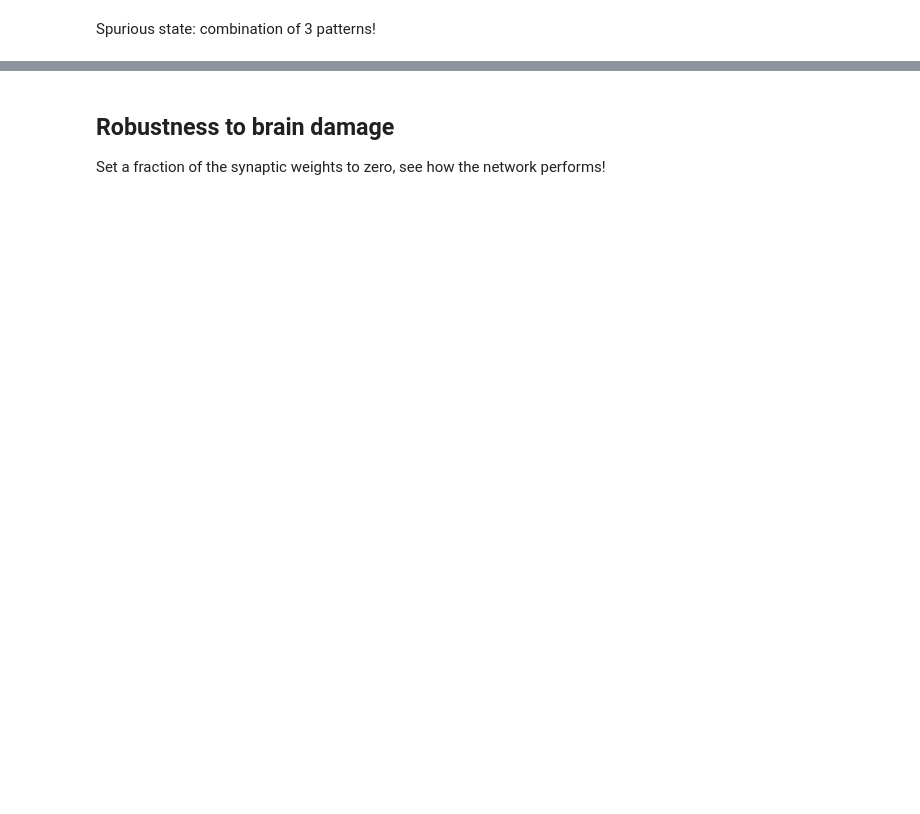
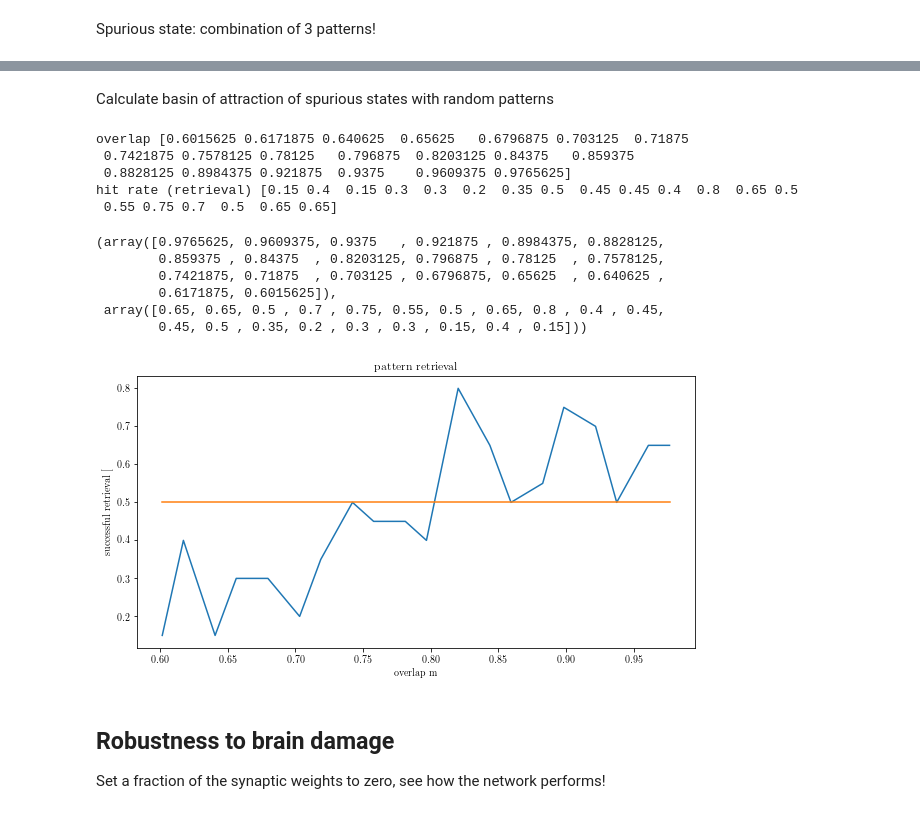
Before and after one commit to mazzulab/AppliedMathNotebooks, a Jupyter notebook: Hopfield0_updated.ipynb, the cells around one changed output, grey strips where cells are left out. Cells and saved outputs as stored; diff of their text form; code cells hidden in the pictures; blank space fills up the shorter version.

```diff
--- a/Hopfield0_updated.ipynb
+++ b/Hopfield0_updated.ipynb
@@ -468,3 +456,26 @@ hit rate (retrieval) [0.   0.1  0.05 0.1  0.   0.3  0.15 0.4  0.2  0.65 0.5  0.5
+# %% [markdown]
+Calculate basin of attraction of spurious states with random patterns
+# %%
+
+spurious=np.sign(train_data[0]+train_data[1]+train_data[2])
+spurious0=spurious[np.newaxis,:]
+nrepeats=20
+fset=np.linspace(0.01,0.2,20)
+test_patterns=np.concatenate((spurious0,train_data,-train_data),axis=0)
+basin(test_patterns,0,allweights,fset,nrepeats,T=0.6)
+# %% [output]
+overlap [0.6015625 0.6171875 0.640625  0.65625   0.6796875 0.703125  0.71875
+ 0.7421875 0.7578125 0.78125   0.796875  0.8203125 0.84375   0.859375
+ 0.8828125 0.8984375 0.921875  0.9375    0.9609375 0.9765625]
+hit rate (retrieval) [0.15 0.4  0.15 0.3  0.3  0.2  0.35 0.5  0.45 0.45 0.4  0.8  0.65 0.5
+ 0.55 0.75 0.7  0.5  0.65 0.65]
+(array([0.9765625, 0.9609375, 0.9375   , 0.921875 , 0.8984375, 0.8828125,
+        0.859375 , 0.84375  , 0.8203125, 0.796875 , 0.78125  , 0.7578125,
+        0.7421875, 0.71875  , 0.703125 , 0.6796875, 0.65625  , 0.640625 ,
+        0.6171875, 0.6015625]),
+ array([0.65, 0.65, 0.5 , 0.7 , 0.75, 0.55, 0.5 , 0.65, 0.8 , 0.4 , 0.45,
+        0.45, 0.5 , 0.35, 0.2 , 0.3 , 0.3 , 0.15, 0.4 , 0.15]))
+[figure, added]
 # %% [markdown]
 ## Robustness to brain damage
 Set a fraction of the synaptic weights to zero, see how the network performs!
```
Also changed, not shown: parts of 4 cells of this notebook, 4 other files.
